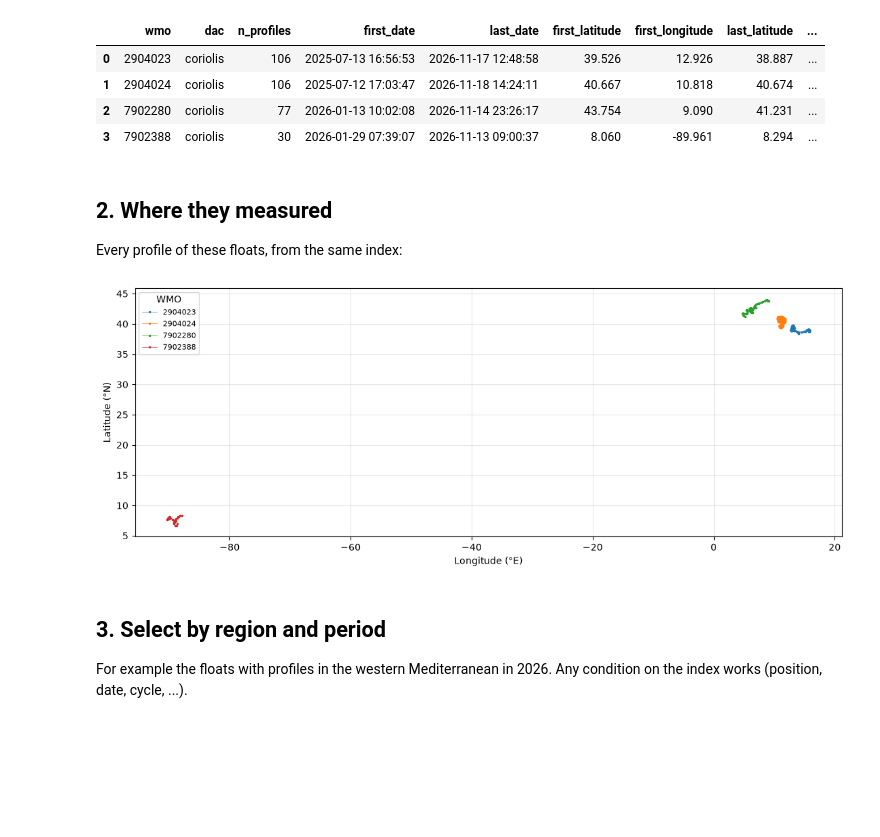
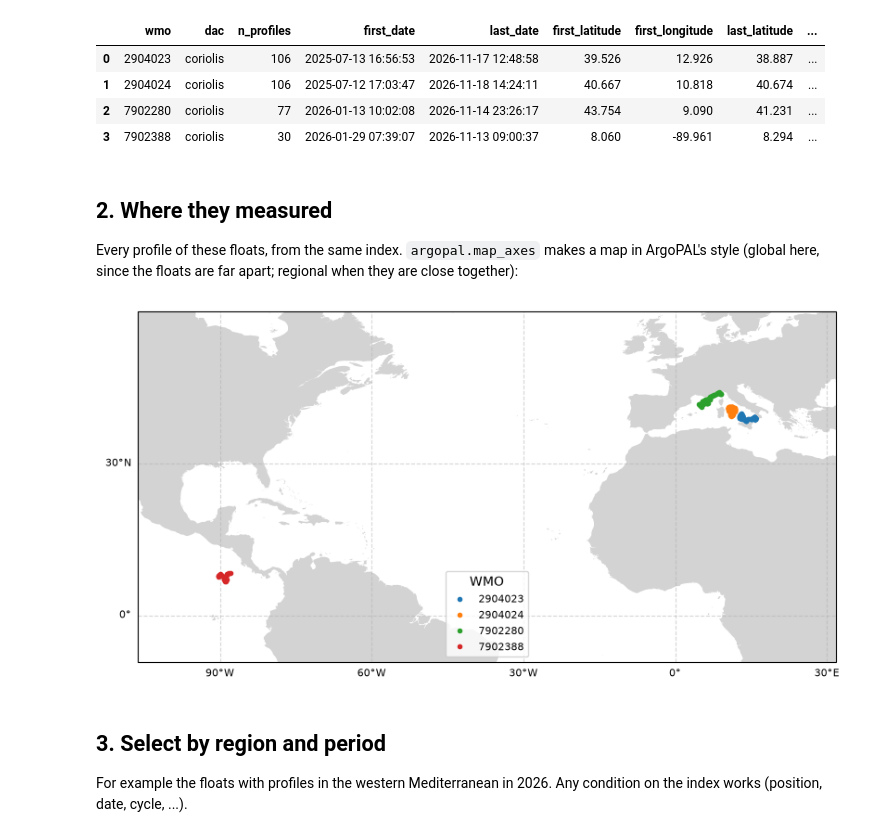
Before and after one commit to louisedelaigue/ArgoPAL, a Jupyter notebook: examples/multi_float_tutorial.ipynb, the cells around one changed output. Cells and saved outputs as stored; diff of their text form; code cells hidden in the pictures; blank space fills up the shorter version.

```diff
--- a/examples/multi_float_tutorial.ipynb
+++ b/examples/multi_float_tutorial.ipynb
@@ -42,20 +43,19 @@ PAL floats from argopal_data/pal_floats.csv (scanned 2026-11-22).
 # %% [markdown]
 ## 2. Where they measured
 
-Every profile of these floats, from the same index:
+Every profile of these floats, from the same index.  `argopal.map_axes`
+makes a map in ArgoPAL's style (global here, since the floats are far
+apart; regional when they are close together):
 # %%
 index = argopal.read_profile_index(floats["wmo"])
 
-fig, ax = plt.subplots(figsize=(11, 4.5), layout="constrained")
+fig, ax = argopal.map_axes(index["longitude"], index["latitude"])
 for wmo, g in index.groupby("wmo"):
-    ax.plot(g["longitude"], g["latitude"], ".-", ms=3, lw=0.5, label=wmo)
-ax.set_xlabel("Longitude (°E)")
-ax.set_ylabel("Latitude (°N)")
-ax.set_aspect("equal")
-ax.grid(alpha=0.3)
-_ = ax.legend(title="WMO", fontsize=8)
+    ax.plot(g["longitude"], g["latitude"], "o", ms=3, label=wmo,
+            transform=ccrs.PlateCarree())
+_ = ax.legend(title="WMO", fontsize=8, loc="lower center")
 # %% [output]
-[figure, old version]
+[figure, new version]
 # %% [markdown]
 ## 3. Select by region and period
 
```
Also changed, not shown: parts of 2 cells of this notebook, 9 other files.
